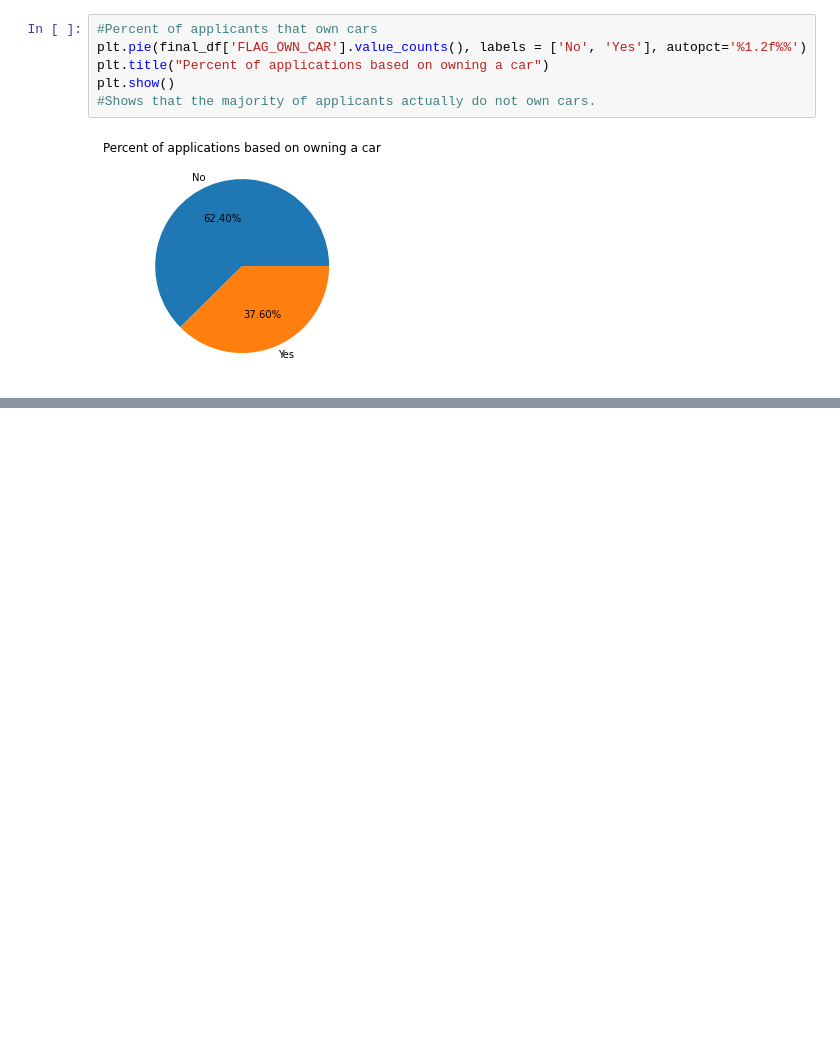
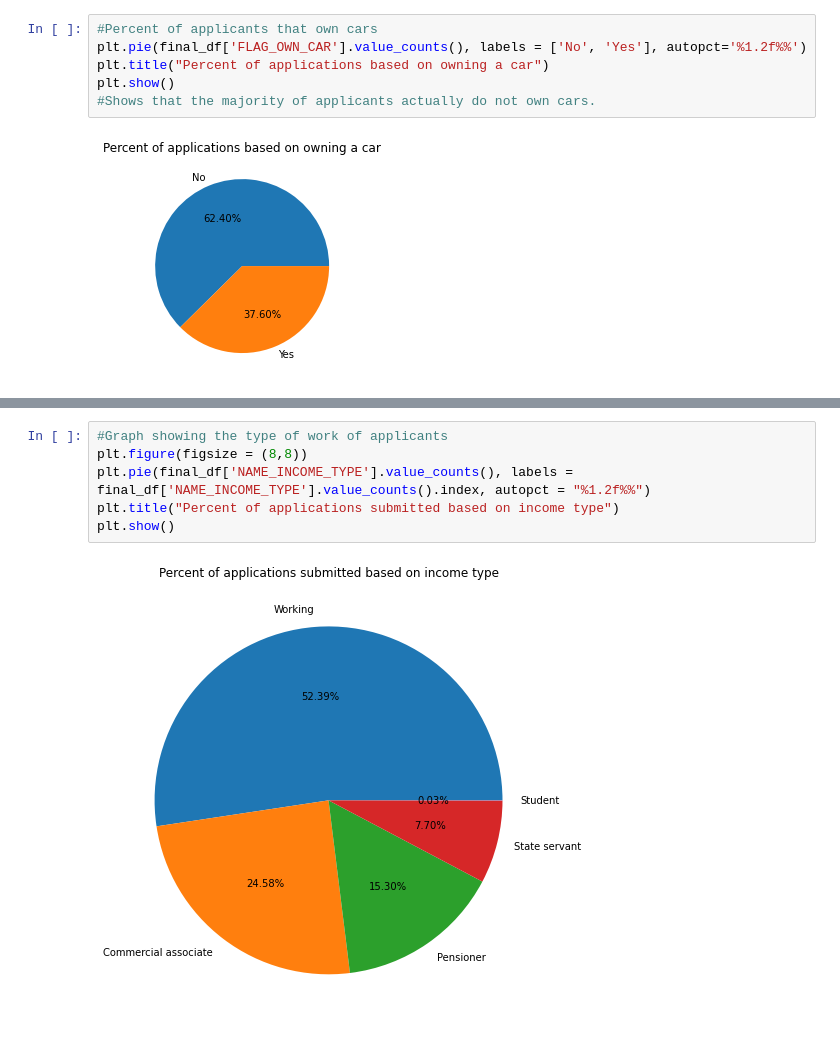
Before and after one commit to jeffreyhsu01/credit-approval-prediction, a Jupyter notebook: model.ipynb, the cells around one changed output, grey strips where cells are left out. Cells and saved outputs as stored; diff of their text form; blank space fills up the shorter version.

```diff
--- a/model.ipynb
+++ b/model.ipynb
@@ -685,0 +710,8 @@ plt.show()
+# %%
+#Graph showing the type of work of applicants
+plt.figure(figsize = (8,8))
+plt.pie(final_df['NAME_INCOME_TYPE'].value_counts(), labels = final_df['NAME_INCOME_TYPE'].value_counts().index, autopct = "%1.2f%%")
+plt.title("Percent of applications submitted based on income type")
+plt.show()
+# %% [output]
+[figure, added]
```
Also changed, not shown: parts of 22 cells of this notebook.
